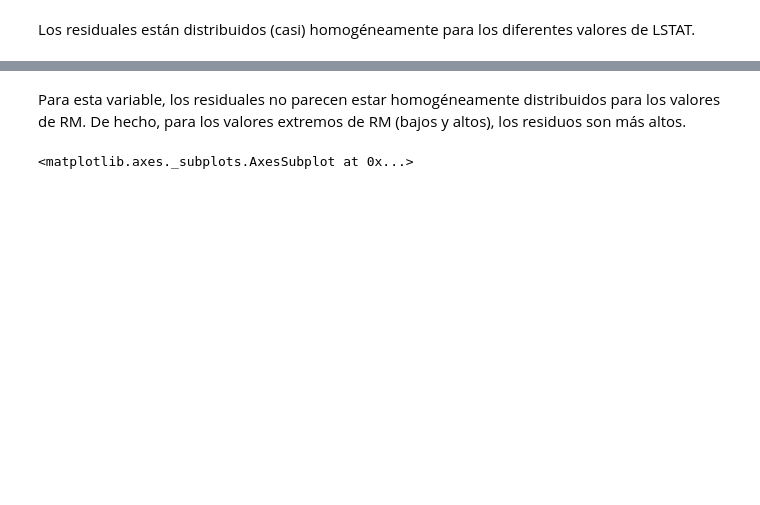
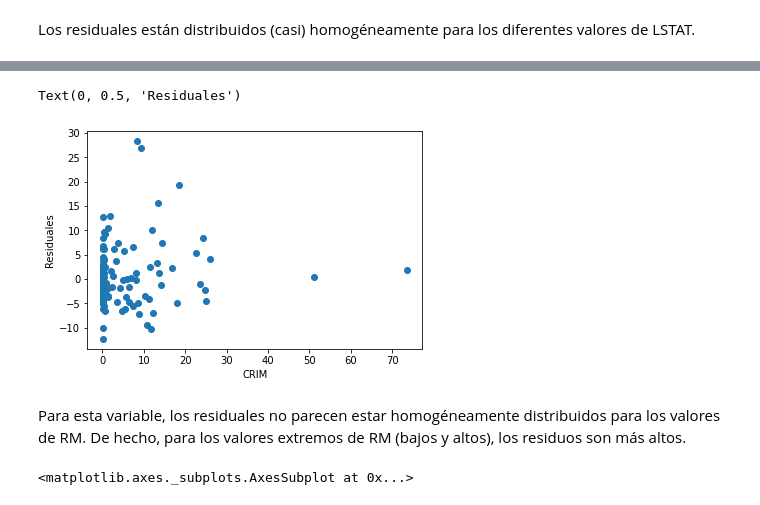
Before and after one commit to solegalli/ingenieria-de-variables, a Jupyter notebook: Seccion-03-Caracteristicas-Variables/03.4_SupuestosModeloLineal.ipynb, the cells around one changed output, grey strips where cells are left out. Cells and saved outputs as stored; diff of their text form; code cells hidden in the pictures; blank space fills up the shorter version.

```diff
--- a/Seccion-03-Caracteristicas-Variables/03.4_SupuestosModeloLineal.ipynb
+++ b/Seccion-03-Caracteristicas-Variables/03.4_SupuestosModeloLineal.ipynb
@@ -633,3 +633,11 @@ Text(0, 0.5, 'Residuales')
+# %%
+# Grafica residuales vs CRIM
+plt.scatter(x=X_test['CRIM'], y=error)
+plt.xlabel('CRIM')
+plt.ylabel('Residuales')
+# %% [output]
+Text(0, 0.5, 'Residuales')
+[figure, added]
 # %% [markdown]
 Para esta variable, los residuales no parecen estar homogéneamente distribuidos para los valores de RM. De hecho, para los valores extremos de RM (bajos y altos), los residuos son más altos.
 # %%
```
Also changed, not shown: parts of 39 cells of this notebook, 9 other files.
